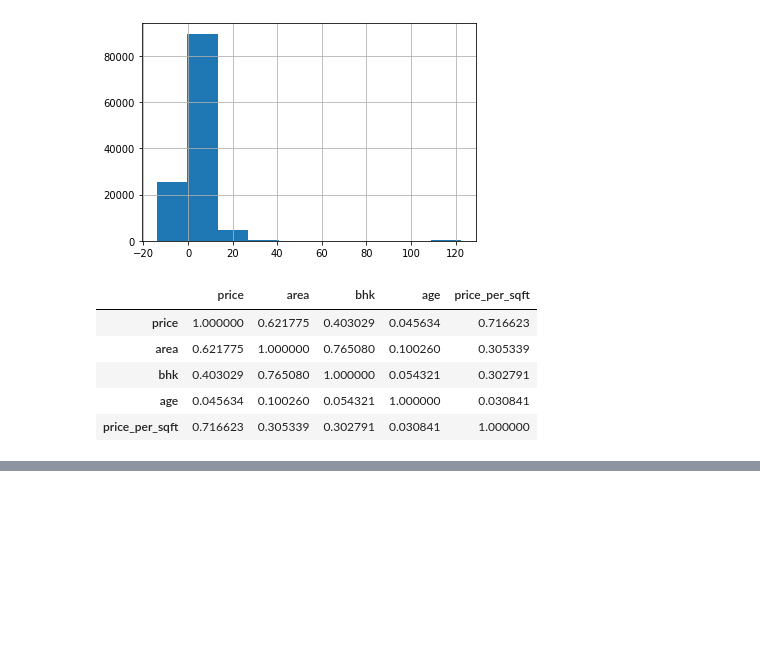
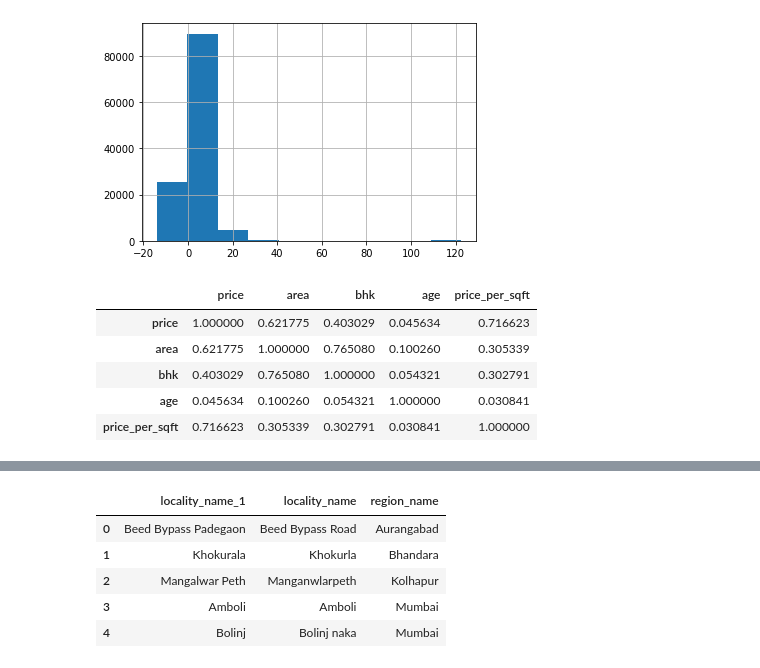
Before and after one commit to chait96/MyFiles, a Jupyter notebook: Analytics/Housing Prices/HousingPrices.ipynb, the cells around one changed output, grey strips where cells are left out. Saved outputs shown, nothing was run; the diff lists cells and outputs as text; code cells hidden in the pictures; blank space fills up the shorter version.

```diff
--- a/Analytics/Housing Prices/HousingPrices.ipynb
+++ b/Analytics/Housing Prices/HousingPrices.ipynb
@@ -253,0 +257,12 @@ df.reindex(columns=['col3', 'col1', 'col2'])
+# %%
+# Manually create csv referring above table
+data2 = pd.read_csv("similar_locations.csv")
+data2 = data2.apply(lambda x: x.str.strip() if x.dtype == "object" else x)
+data2.head()
+# %% [output]
+|  | locality_name_1 | locality_name | region_name |
+| 0 | Beed Bypass Padegaon | Beed Bypass Road | Aurangabad |
+| 1 | Khokurala | Khokurla | Bhandara |
+| 2 | Mangalwar Peth | Manganwlarpeth | Kolhapur |
+| 3 | Amboli | Amboli | Mumbai |
+| 4 | Bolinj | Bolinj naka | Mumbai |
```
Also changed, not shown: parts of 29 cells of this notebook, 1 other file.
